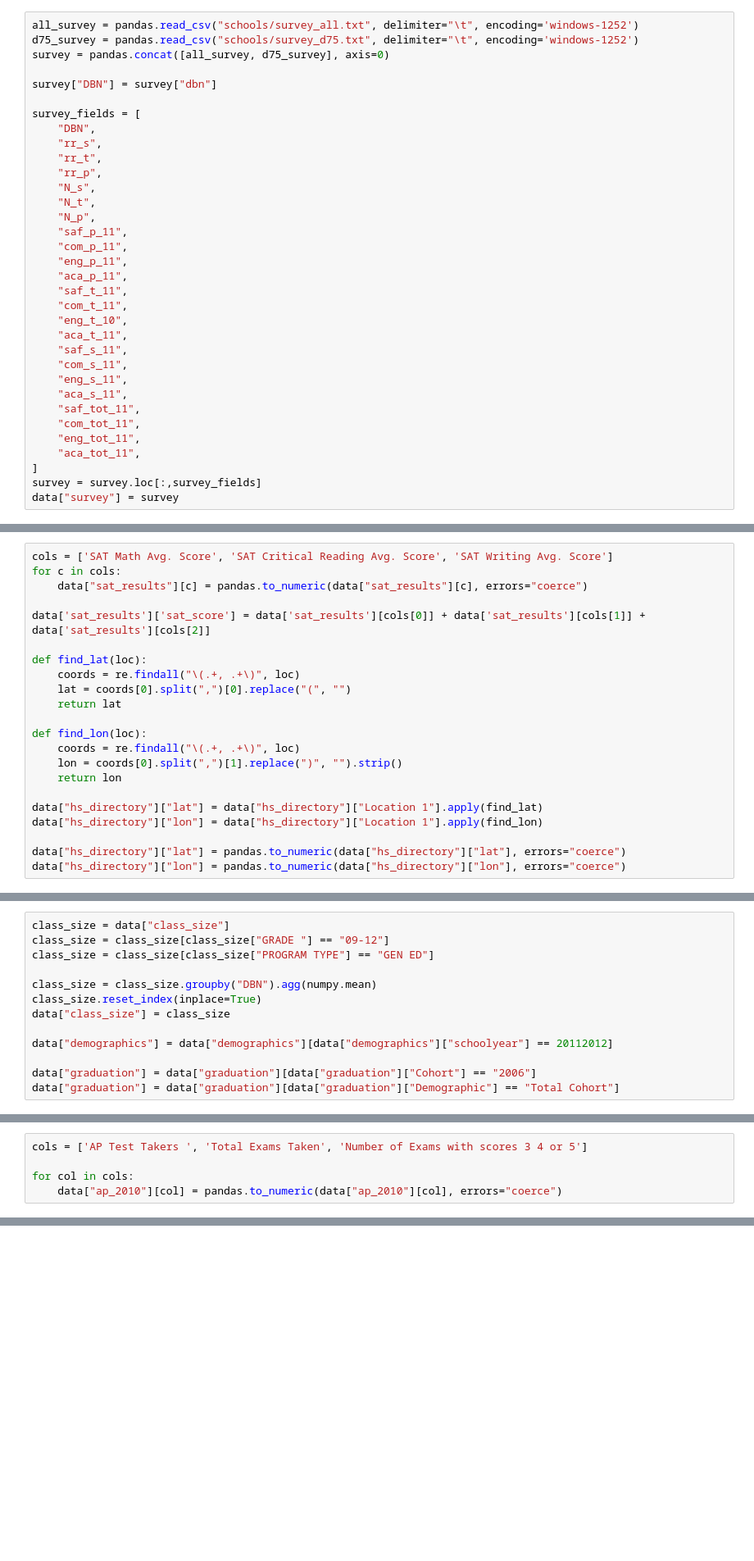
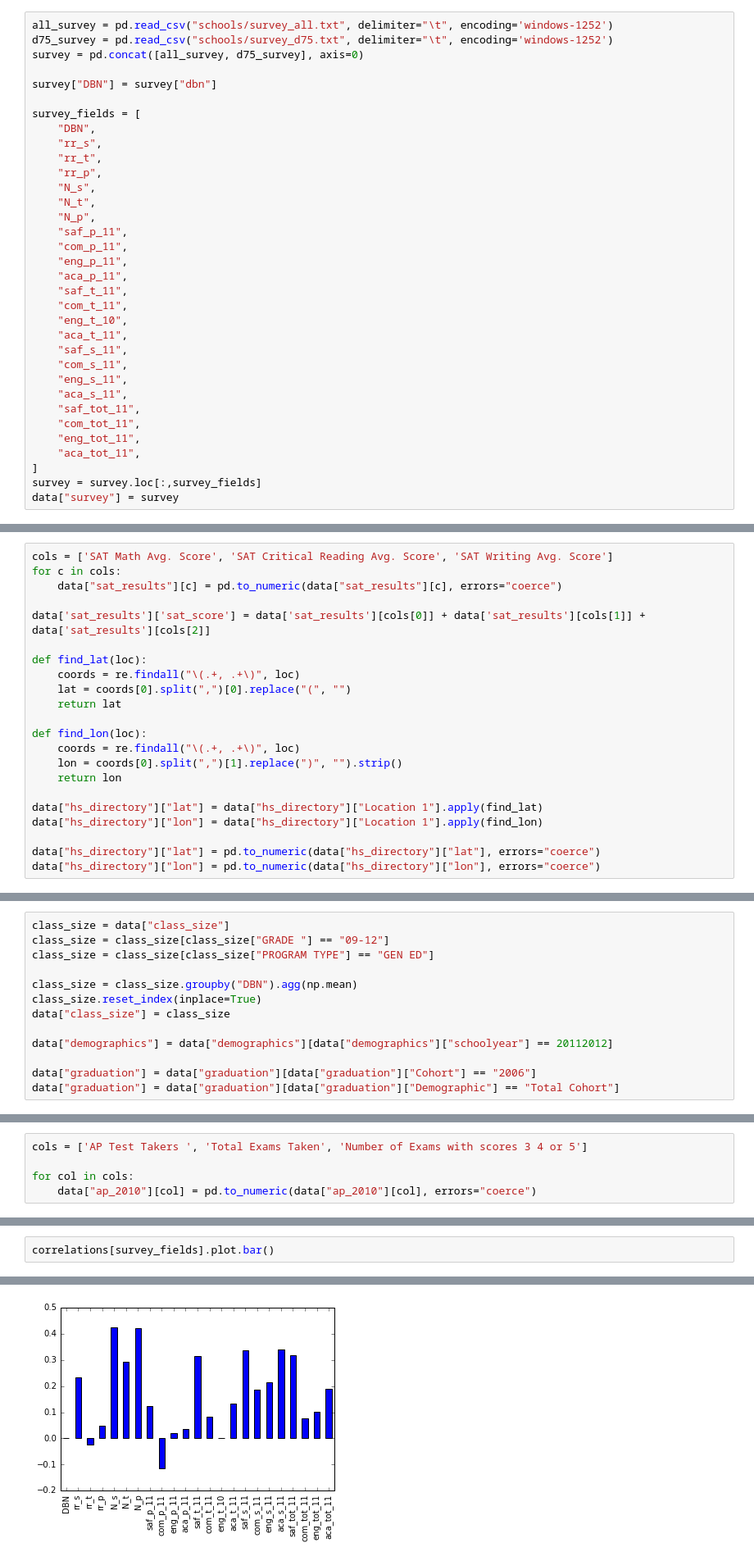
Before and after one commit to mm-shah/NYC-High-School, a Jupyter notebook: Analysis of SAT scores of NYC High School Data.ipynb, the cells around one changed output, grey strips where cells are left out. Shown at 82% size. Cells and saved outputs as stored; diff of their text form; blank space fills up the shorter version.

```diff
--- a/Analysis of SAT scores of NYC High School Data.ipynb
+++ b/Analysis of SAT scores of NYC High School Data.ipynb
@@ -23,9 +25,9 @@ for f in data_files:
 # %% [markdown]
 # Read in the surveys
 # %%
-all_survey = pandas.read_csv("schools/survey_all.txt", delimiter="\t", encoding='windows-1252')
-d75_survey = pandas.read_csv("schools/survey_d75.txt", delimiter="\t", encoding='windows-1252')
-survey = pandas.concat([all_survey, d75_survey], axis=0)
+all_survey = pd.read_csv("schools/survey_all.txt", delimiter="\t", encoding='windows-1252')
+d75_survey = pd.read_csv("schools/survey_d75.txt", delimiter="\t", encoding='windows-1252')
+survey = pd.concat([all_survey, d75_survey], axis=0)
 
 survey["DBN"] = survey["dbn"]
 
@@ -75,7 +77,7 @@ data["class_size"]["DBN"] = data["class_size"]["padded_csd"] + data["class_size"
 # %%
 cols = ['SAT Math Avg. Score', 'SAT Critical Reading Avg. Score', 'SAT Writing Avg. Score']
 for c in cols:
-    data["sat_results"][c] = pandas.to_numeric(data["sat_results"][c], errors="coerce")
+    data["sat_results"][c] = pd.to_numeric(data["sat_results"][c], errors="coerce")
 
 data['sat_results']['sat_score'] = data['sat_results'][cols[0]] + data['sat_results'][cols[1]] + data['sat_results'][cols[2]]
 
@@ -92,8 +94,8 @@ def find_lon(loc):
 data["hs_directory"]["lat"] = data["hs_directory"]["Location 1"].apply(find_lat)
 data["hs_directory"]["lon"] = data["hs_directory"]["Location 1"].apply(find_lon)
 
-data["hs_directory"]["lat"] = pandas.to_numeric(data["hs_directory"]["lat"], errors="coerce")
-data["hs_directory"]["lon"] = pandas.to_numeric(data["hs_directory"]["lon"], errors="coerce")
+data["hs_directory"]["lat"] = pd.to_numeric(data["hs_directory"]["lat"], errors="coerce")
+data["hs_directory"]["lon"] = pd.to_numeric(data["hs_directory"]["lon"], errors="coerce")
 # %% [markdown]
 # Condense datasets
 # %%
@@ -101,7 +103,7 @@ class_size = data["class_size"]
 class_size = class_size[class_size["GRADE "] == "09-12"]
 class_size = class_size[class_size["PROGRAM TYPE"] == "GEN ED"]
 
-class_size = class_size.groupby("DBN").agg(numpy.mean)
+class_size = class_size.groupby("DBN").agg(np.mean)
 class_size.reset_index(inplace=True)
 data["class_size"] = class_size
 
@@ -115,7 +117,7 @@ data["graduation"] = data["graduation"][data["graduation"]["Demographic"] == "To
 cols = ['AP Test Takers ', 'Total Exams Taken', 'Number of Exams with scores 3 4 or 5']
 
 for col in cols:
-    data["ap_2010"][col] = pandas.to_numeric(data["ap_2010"][col], errors="coerce")
+    data["ap_2010"][col] = pd.to_numeric(data["ap_2010"][col], errors="coerce")
 # %% [markdown]
 # Combine the datasets
 # %%
@@ -171,0 +169,3 @@ TypeError: unorderable types: numpy.ndarray() < str()
+# %%
+correlations[survey_fields].plot.bar()
+# %% [output]
@@ -171,0 +173 @@ TypeError: unorderable types: numpy.ndarray() < str()
+[figure, added]
```
Also changed, not shown: parts of 38 cells of this notebook.
